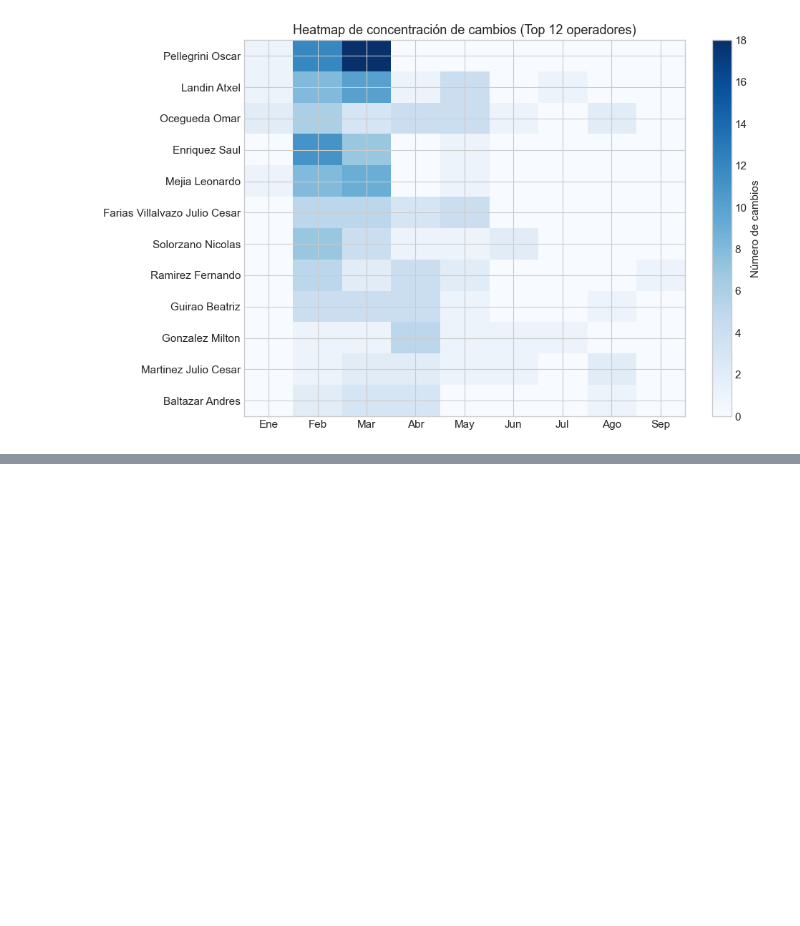
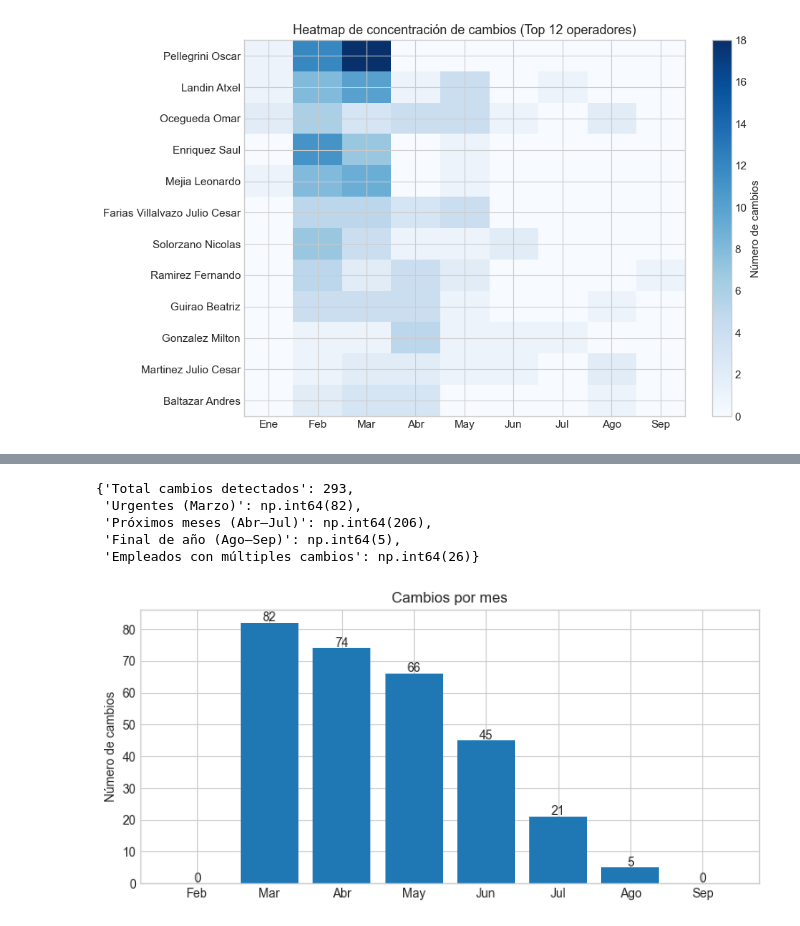
Before and after one commit to PacoTinoco/Failures-PMI, a Jupyter notebook: Project-QM/QM-analysis.ipynb, the cells around one changed output, grey strips where cells are left out. Saved outputs shown, nothing was run; the diff lists cells and outputs as text; code cells hidden in the pictures; blank space fills up the shorter version.

```diff
--- a/Project-QM/QM-analysis.ipynb
+++ b/Project-QM/QM-analysis.ipynb
@@ -349,0 +394,13 @@ savefig("05_heatmap_operador_mes.png")
+# %%
+import pandas as pd
+import numpy as np
+
+df = pd.read_excel("QM-CAPS.xlsx", engine="openpyxl")
+df.columns = df.columns.str.strip()
+month_cols = ["Dec","Ene","Feb","Mar","Abr","May","Jun","Jul","Ago","Sep"]
+month_cols = [m for m in month_cols if m in df.columns]
+df_caps = df[["Employee", "Competency", "Current", "Target"] + month_cols].copy()
+
+# Limpieza adicional
+df_caps["Employee"] = df_caps["Employee"].str.strip()
+df_caps["Competency"] = df_caps["Competency"].str.strip()
@@ -349,0 +480,44 @@ savefig("05_heatmap_operador_mes.png")
+# %%
+def prioridad(mes):
+    if mes in ["Mar"]:
+        return "Prioridad"
+    elif mes in ["Abr","May","Jun","Jul"]:
+        return "Próximos meses"
+    elif mes in ["Ago","Sep"]:
+        return "Final de año"
+    else:
+        return "Histórico (Dec/Ene)"
+
+df_changes["Priority_Level"] = df_changes["Month"].apply(prioridad)
+# %%
+df_changes = df_changes[df_changes["Current"] != df_changes["Target"]]
+df_changes = df_changes[df_changes["Current"] <= df_changes["Target"]]
+# %%
+kpis = {
+    "Total cambios detectados": len(df_changes),
+    "Urgentes (Marzo)": (df_changes["Priority_Level"]=="Prioridad").sum(),
+    "Próximos meses (Abr–Jul)": (df_changes["Priority_Level"]=="Próximos meses").sum(),
+    "Final de año (Ago–Sep)": (df_changes["Priority_Level"]=="Final de año").sum(),
+    "Empleados con múltiples cambios": df_changes["Employee"].value_counts().gt(1).sum() }
+kpis
+# %% [output]
+{'Total cambios detectados': 293,
+ 'Urgentes (Marzo)': np.int64(82),
+ 'Próximos meses (Abr–Jul)': np.int64(206),
+ 'Final de año (Ago–Sep)': np.int64(5),
+ 'Empleados con múltiples cambios': np.int64(26)}
+# %%
+import matplotlib.pyplot as plt
+plt.style.use('seaborn-v0_8-whitegrid')
+# %%
+fig, ax = plt.subplots(figsize=(9,4))
+counts = df_changes["Month"].value_counts().reindex(month_cols).fillna(0)
+ax.bar(counts.index, counts.values, color="#1f77b4")
+ax.set_title("Cambios por mes")
+ax.set_ylabel("Número de cambios")
+
+for i,v in enumerate(counts.values):
+    ax.text(i, v+0.5, str(int(v)), ha="center")
+plt.show()
+# %% [output]
+[figure, added]
```
Also changed, not shown: parts of 41 cells of this notebook, 2 other files.
